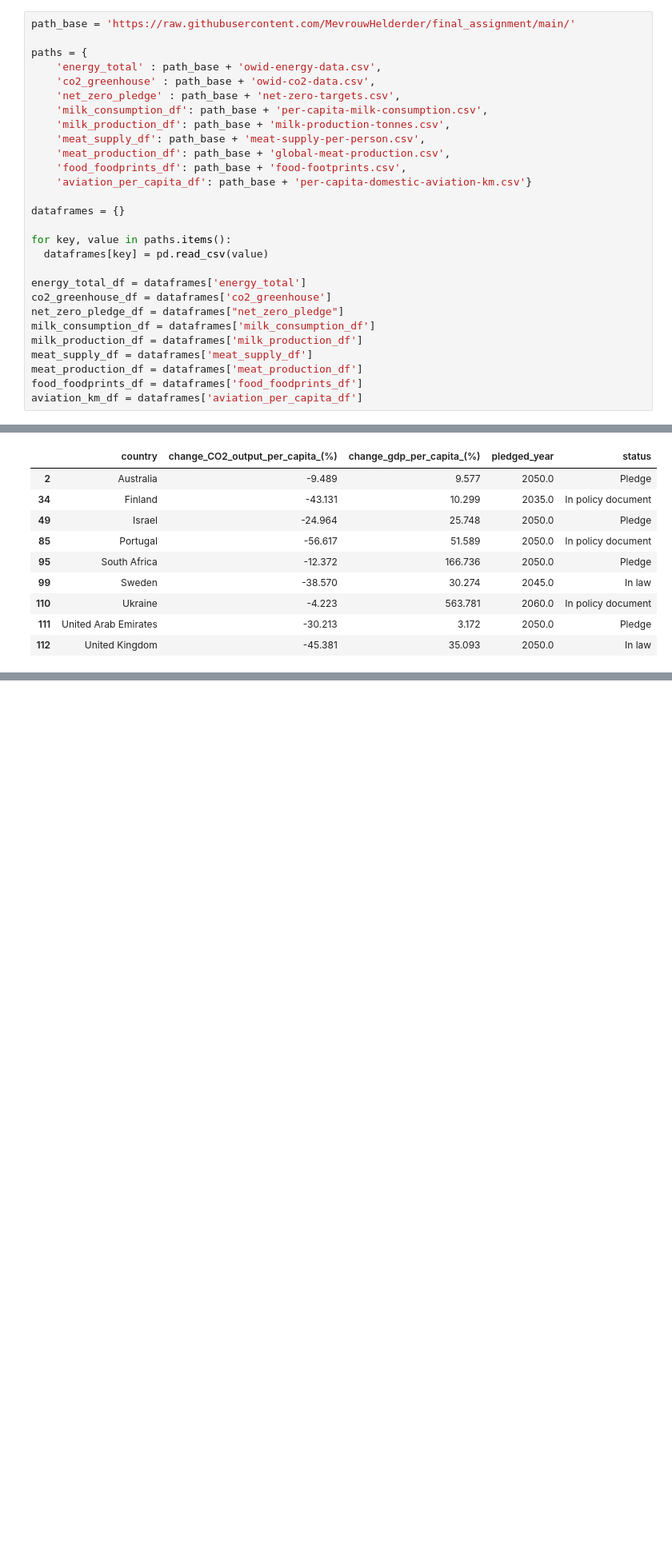
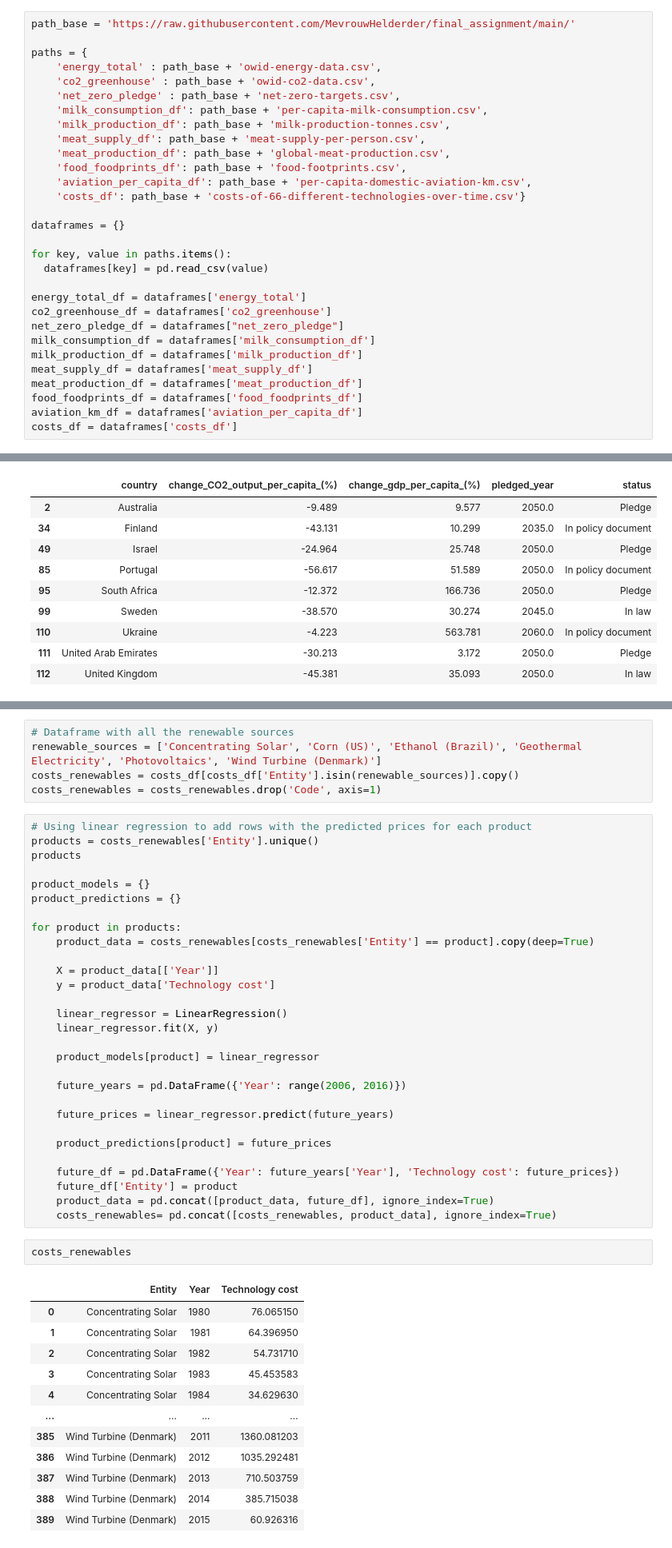
Before and after one commit to MevrouwHelderder/final_assignment, a Jupyter notebook: 2nd_Try_Final_Assignment_Energy_production_and_consumption.ipynb, the cells around one changed output, grey strips where cells are left out. Shown at 80% size. Cells and saved outputs as stored; diff of their text form; blank space fills up the shorter version.

```diff
--- a/2nd_Try_Final_Assignment_Energy_production_and_consumption.ipynb
+++ b/2nd_Try_Final_Assignment_Energy_production_and_consumption.ipynb
@@ -20,7 +21,8 @@ paths = {
     'meat_supply_df': path_base + 'meat-supply-per-person.csv',
     'meat_production_df': path_base + 'global-meat-production.csv',
     'food_foodprints_df': path_base + 'food-footprints.csv',
-    'aviation_per_capita_df': path_base + 'per-capita-domestic-aviation-km.csv'}
+    'aviation_per_capita_df': path_base + 'per-capita-domestic-aviation-km.csv',
+    'costs_df': path_base + 'costs-of-66-different-technologies-over-time.csv'}
 
 dataframes = {}
 
@@ -36,6 +38,7 @@ meat_supply_df = dataframes['meat_supply_df']
 meat_production_df = dataframes['meat_production_df']
 food_foodprints_df = dataframes['food_foodprints_df']
 aviation_km_df = dataframes['aviation_per_capita_df']
+costs_df = dataframes['costs_df']
 # %%
 # Function to create the needed dataframe out of the original
 def make_df(original_df, topic_list, base_list, columns_to_keep_list, per_capita=False):
@@ -428,0 +471,49 @@ To be able to predict prices you'll probably need to use linear regression over
+# %%
+# Dataframe with all the renewable sources
+renewable_sources = ['Concentrating Solar', 'Corn (US)', 'Ethanol (Brazil)', 'Geothermal Electricity', 'Photovoltaics', 'Wind Turbine (Denmark)']
+costs_renewables = costs_df[costs_df['Entity'].isin(renewable_sources)].copy()
+costs_renewables = costs_renewables.drop('Code', axis=1)
+# %%
+# Using linear regression to add rows with the predicted prices for each product
+products = costs_renewables['Entity'].unique()
+products
+
+product_models = {}
+product_predictions = {}
+
+for product in products:
+    product_data = costs_renewables[costs_renewables['Entity'] == product].copy(deep=True)
+
+    X = product_data[['Year']]
+    y = product_data['Technology cost']
+
+    linear_regressor = LinearRegression()
+    linear_regressor.fit(X, y)
+
+    product_models[product] = linear_regressor
+
+    future_years = pd.DataFrame({'Year': range(2006, 2016)})
+
+    future_prices = linear_regressor.predict(future_years)
+
+    product_predictions[product] = future_prices
+
+    future_df = pd.DataFrame({'Year': future_years['Year'], 'Technology cost': future_prices})
+    future_df['Entity'] = product
+    product_data = pd.concat([product_data, future_df], ignore_index=True)
+    costs_renewables= pd.concat([costs_renewables, product_data], ignore_index=True)
+# %%
+costs_renewables
+# %% [output]
+|  | Entity | Year | Technology cost |
+| 0 | Concentrating Solar | 1980 | 76.065150 |
+| 1 | Concentrating Solar | 1981 | 64.396950 |
+| 2 | Concentrating Solar | 1982 | 54.731710 |
+| 3 | Concentrating Solar | 1983 | 45.453583 |
+| 4 | Concentrating Solar | 1984 | 34.629630 |
+| ... | ... | ... | ... |
+| 385 | Wind Turbine (Denmark) | 2011 | 1360.081203 |
+| 386 | Wind Turbine (Denmark) | 2012 | 1035.292481 |
+| 387 | Wind Turbine (Denmark) | 2013 | 710.503759 |
+| 388 | Wind Turbine (Denmark) | 2014 | 385.715038 |
+| 389 | Wind Turbine (Denmark) | 2015 | 60.926316 |
```
Also changed, not shown: parts of 9 cells of this notebook.
